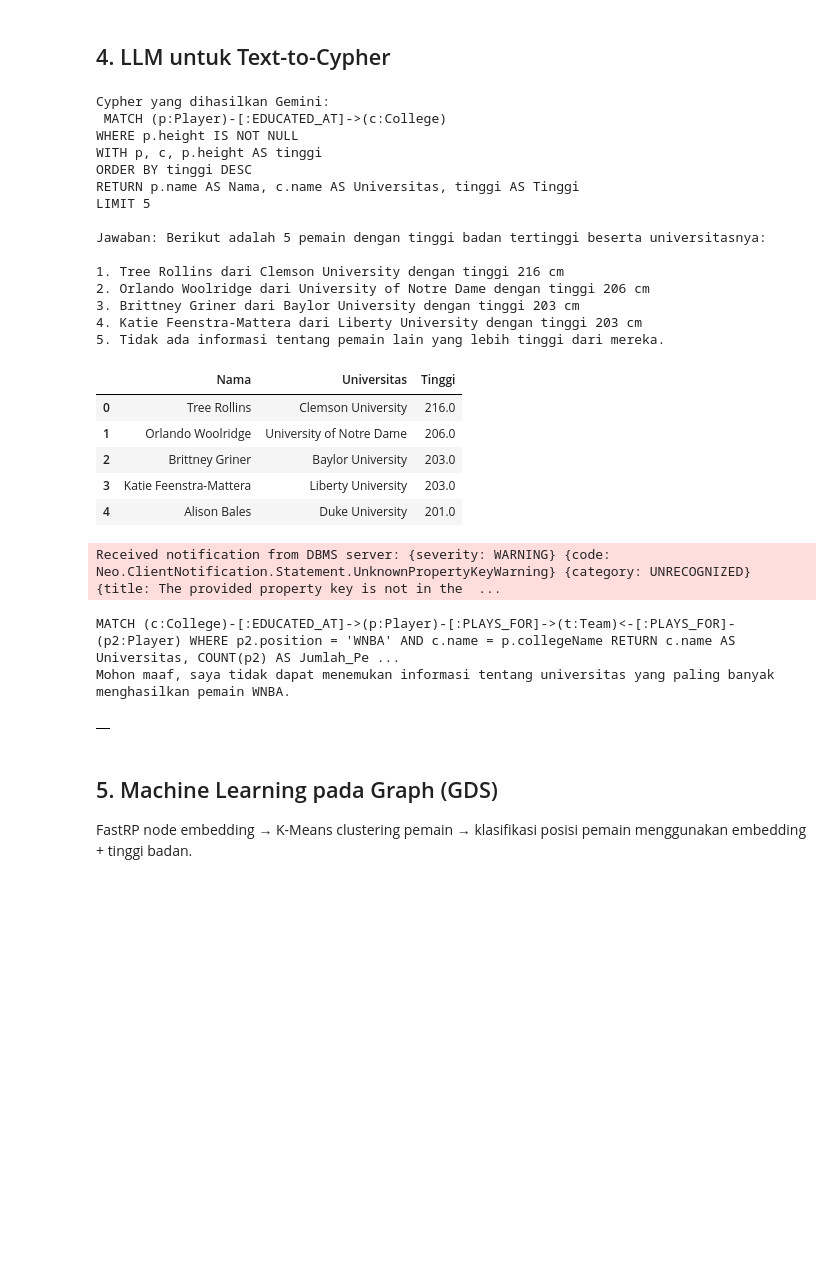
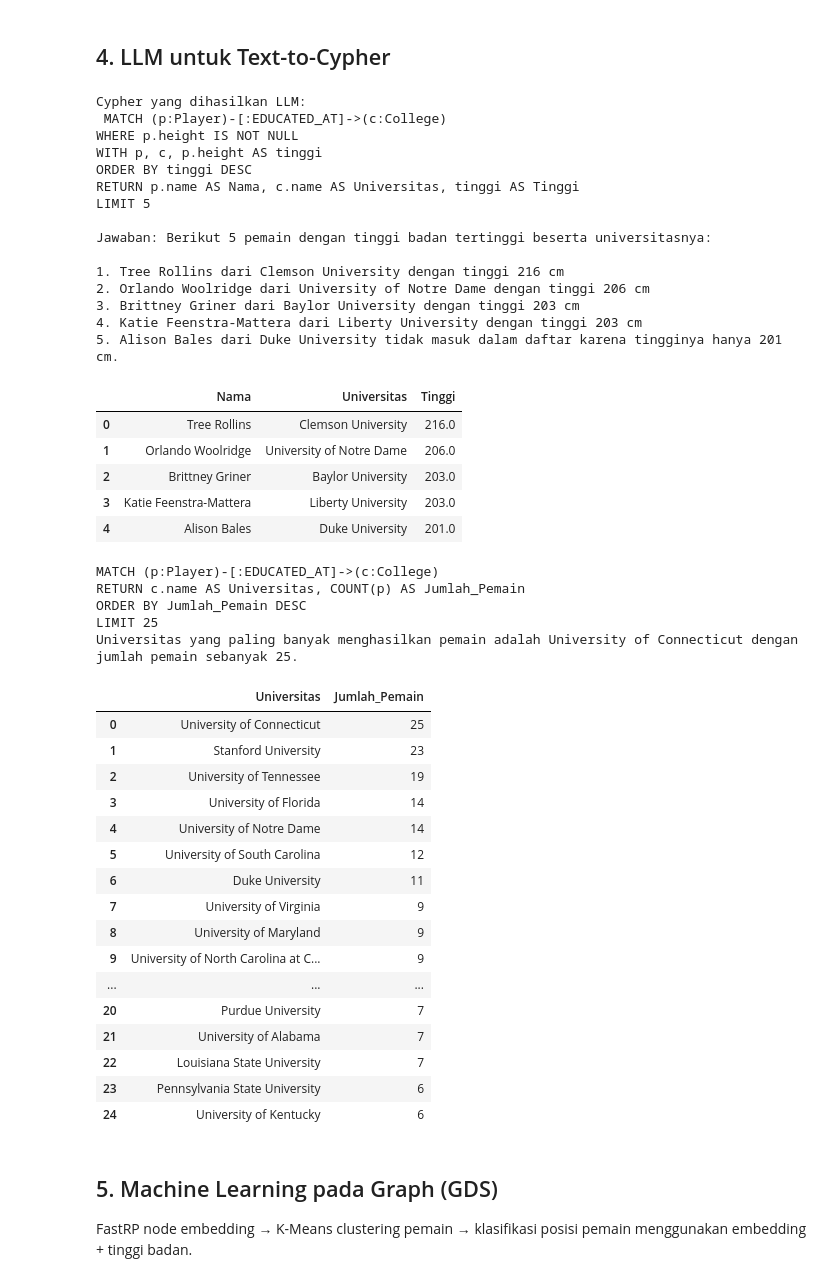
Before and after one commit to MichelleLea26/WNBA-Graph-FinalProject, a Jupyter notebook: notebooks/main.ipynb, the cells around one changed output. Cells and saved outputs as stored; diff of their text form; code cells hidden in the pictures; blank space fills up the shorter version.

```diff
--- a/notebooks/main.ipynb
+++ b/notebooks/main.ipynb
@@ -107,12 +108,12 @@ pd.DataFrame(conn.run(traversal_query))
 from text_to_cypher import ask
 
 hasil = ask("Sebutkan 5 pemain dengan tinggi badan tertinggi beserta universitasnya")
-print("Cypher yang dihasilkan Gemini:\n", hasil["cypher"])
+print("Cypher yang dihasilkan LLM:\n", hasil["cypher"])
 print()
 print("Jawaban:", hasil["answer"])
 pd.DataFrame(hasil["rows"])
 # %% [output]
-Cypher yang dihasilkan Gemini:
+Cypher yang dihasilkan LLM:
  MATCH (p:Player)-[:EDUCATED_AT]->(c:College)
 WHERE p.height IS NOT NULL
 WITH p, c, p.height AS tinggi
@@ -120,13 +121,13 @@ ORDER BY tinggi DESC
 RETURN p.name AS Nama, c.name AS Universitas, tinggi AS Tinggi
 LIMIT 5
 
-Jawaban: Berikut adalah 5 pemain dengan tinggi badan tertinggi beserta universitasnya:
+Jawaban: Berikut 5 pemain dengan tinggi badan tertinggi beserta universitasnya:
 
 1. Tree Rollins dari Clemson University dengan tinggi 216 cm
 2. Orlando Woolridge dari University of Notre Dame dengan tinggi 206 cm
 3. Brittney Griner dari Baylor University dengan tinggi 203 cm
 4. Katie Feenstra-Mattera dari Liberty University dengan tinggi 203 cm
-5. Tidak ada informasi tentang pemain lain yang lebih tinggi dari mereka.
+5. Alison Bales dari Duke University tidak masuk dalam daftar karena tingginya hanya 201 cm.
 |  | Nama | Universitas | Tinggi |
 | 0 | Tree Rollins | Clemson University | 216.0 |
 | 1 | Orlando Woolridge | University of Notre Dame | 206.0 |
@@ -134,15 +135,33 @@ Jawaban: Berikut adalah 5 pemain dengan tinggi badan tertinggi beserta universit
 | 3 | Katie Feenstra-Mattera | Liberty University | 203.0 |
 | 4 | Alison Bales | Duke University | 201.0 |
 # %%
-hasil2 = ask("Universitas mana yang paling banyak menghasilkan pemain WNBA?")
+hasil2 = ask("Universitas mana yang paling banyak menghasilkan pemain?")
 print(hasil2["cypher"])
 print(hasil2["answer"])
 pd.DataFrame(hasil2["rows"])
 # %% [output]
-Received notification from DBMS server: {severity: WARNING} {code: Neo.ClientNotification.Statement.UnknownPropertyKeyWarning} {category: UNRECOGNIZED} {title: The provided property key is not in the  ...
+MATCH (p:Player)-[:EDUCATED_AT]->(c:College)
+RETURN c.name AS Universitas, COUNT(p) AS Jumlah_Pemain
+ORDER BY Jumlah_Pemain DESC
+LIMIT 25
+Universitas yang paling banyak menghasilkan pemain adalah University of Connecticut dengan jumlah pemain sebanyak 25.
-MATCH (c:College)-[:EDUCATED_AT]->(p:Player)-[:PLAYS_FOR]->(t:Team)<-[:PLAYS_FOR]-(p2:Player) WHERE p2.position = 'WNBA' AND c.name = p.collegeName RETURN c.name AS Universitas, COUNT(p2) AS Jumlah_Pe ...
-Mohon maaf, saya tidak dapat menemukan informasi tentang universitas yang paling banyak menghasilkan pemain WNBA.
-|  |
+|  | Universitas | Jumlah_Pemain |
+| 0 | University of Connecticut | 25 |
+| 1 | Stanford University | 23 |
+| 2 | University of Tennessee | 19 |
+| 3 | University of Florida | 14 |
+| 4 | University of Notre Dame | 14 |
+| 5 | University of South Carolina | 12 |
+| 6 | Duke University | 11 |
+| 7 | University of Virginia | 9 |
+| 8 | University of Maryland | 9 |
+| 9 | University of North Carolina at C... | 9 |
+| ... | ... | ... |
+| 20 | Purdue University | 7 |
+| 21 | University of Alabama | 7 |
+| 22 | Louisiana State University | 7 |
+| 23 | Pennsylvania State University | 6 |
+| 24 | University of Kentucky | 6 |
 # %% [markdown]
 ## 5. Machine Learning pada Graph (GDS)
 
```
Also changed, not shown: parts of 8 cells of this notebook, 1 other file.
